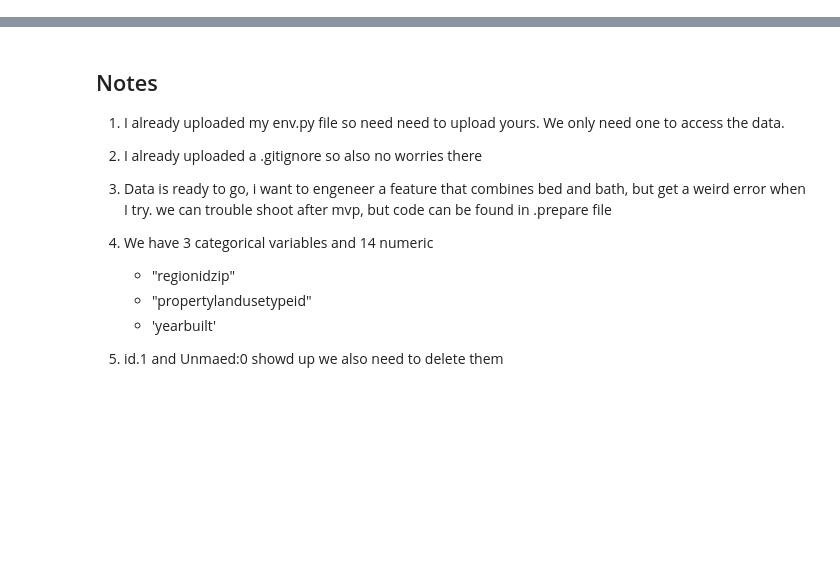
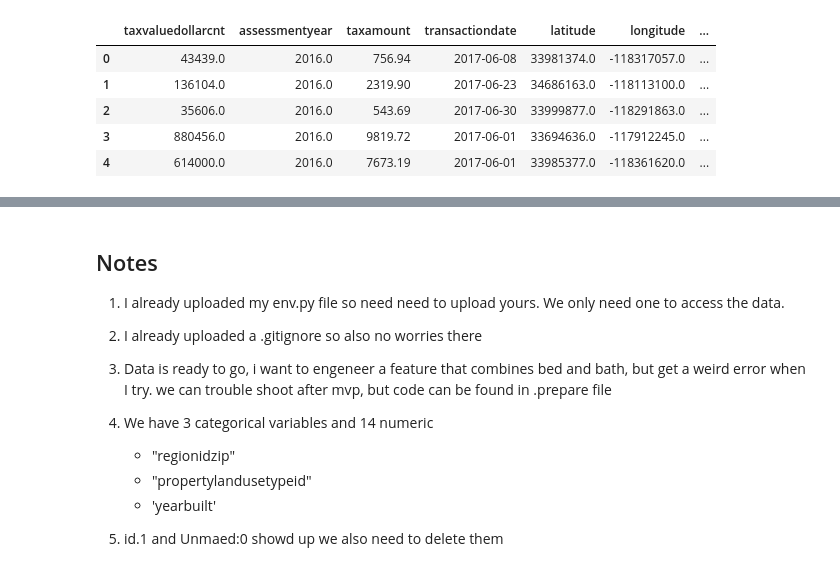
Before and after one commit to CY-Data-Services/zillow_regression_project, a Jupyter notebook: Zillow Regression Project/ryvyns_notebook.ipynb, the cells around one changed output, grey strips where cells are left out. Saved outputs shown, nothing was run; the diff lists cells and outputs as text; code cells hidden in the pictures; blank space fills up the shorter version.

```diff
--- a/Zillow Regression Project/ryvyns_notebook.ipynb
+++ b/Zillow Regression Project/ryvyns_notebook.ipynb
@@ -5,0 +44,15 @@ import src.model
+# %%
+# drop 'structuretaxvaluedollarcnt', 'propertyzoningdesc', 'regionidcity','regionidneighborhood'  = too many nulls
+# drop 'landtaxvaluedollarcnt': 'taxvaluedollarcnt' should be the total tax which is what we want
+# drop single record that is missing taxamount, one out of +20,000 should not impact overall calculations
+# drop 14 records that are missing regionidzip, 14 out of +20,000 should not impact overall calculations
+taxdf = taxdf.drop(columns=['regionidneighborhood', 'structuretaxvaluedollarcnt', 'propertyzoningdesc', 'regionidcity', 'landtaxvaluedollarcnt'])
+taxdf = taxdf.dropna(axis=0)
+taxdf.head()
+# %% [output]
+|  | taxvaluedollarcnt | assessmentyear | taxamount | transactiondate | latitude | longitude | ... |
+| 0 | 43439.0 | 2016.0 | 756.94 | 2017-06-08 | 33981374.0 | -118317057.0 | ... |
+| 1 | 136104.0 | 2016.0 | 2319.90 | 2017-06-23 | 34686163.0 | -118113100.0 | ... |
+| 2 | 35606.0 | 2016.0 | 543.69 | 2017-06-30 | 33999877.0 | -118291863.0 | ... |
+| 3 | 880456.0 | 2016.0 | 9819.72 | 2017-06-01 | 33694636.0 | -117912245.0 | ... |
+| 4 | 614000.0 | 2016.0 | 7673.19 | 2017-06-01 | 33985377.0 | -118361620.0 | ... |
```
Also changed, not shown: parts of 21 cells of this notebook.
